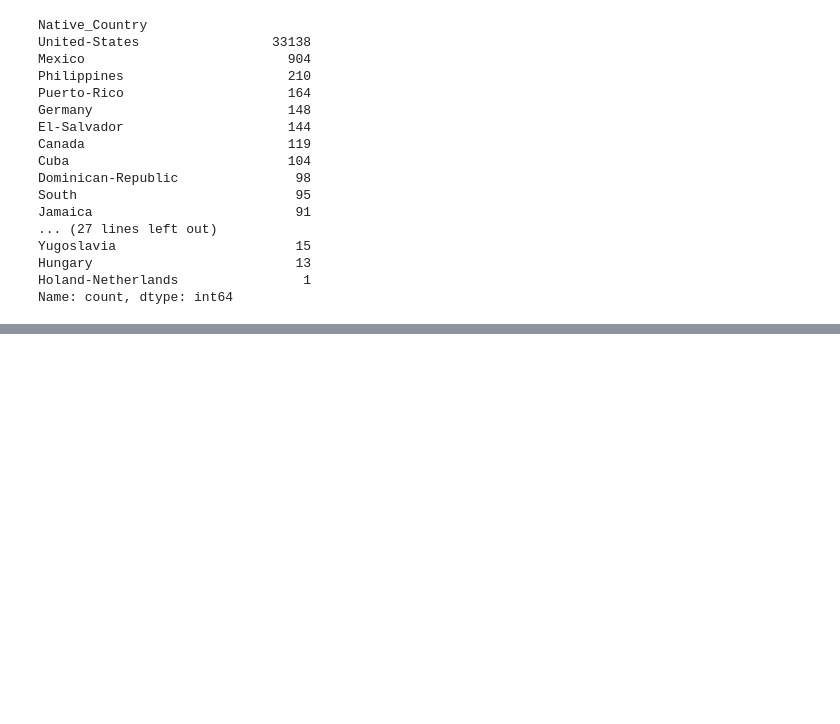
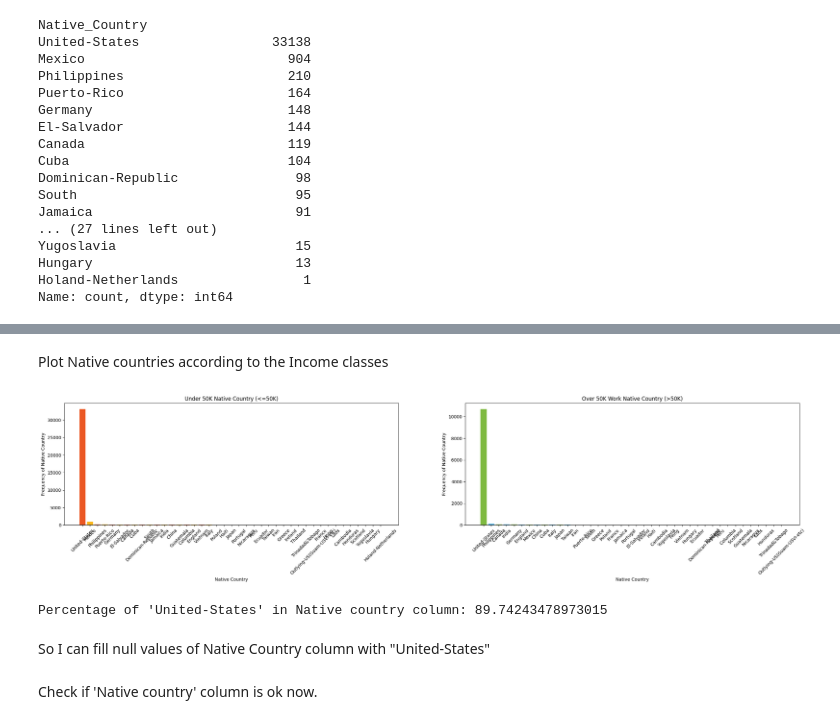
Before and after one commit to Benura2020/Income-Classification-ML, a Jupyter notebook: income_prediction_ml_project.ipynb, the cells around one changed output, grey strips where cells are left out. Drawn from its saved outputs; the diff is of its cells as text; code cells hidden in the pictures; blank space fills up the shorter version.

```diff
--- a/income_prediction_ml_project.ipynb
+++ b/income_prediction_ml_project.ipynb
@@ -657,0 +723,39 @@ Name: count, dtype: int64
+# %% [markdown]
+Plot Native countries according to the Income classes
+# %%
+#colors
+under50K_color = ['#EB5723', '#FBB619']
+over50K_color = ['#7FBA41', '#30A6DE']
+
+# Plotting them side by side
+fig, (ax1, ax2) = plt.subplots(1,2, figsize = (30,5))
+
+ax1.bar(under50K_nativeCountry.index,under50K_nativeCountry.values,color=under50K_color)
+ax1.set_xlabel("Native Country")
+ax1.set_ylabel("Frequency of Native Country")
+ax1.set_title("Under 50K Native Country (<=50K)")
+ax1.tick_params(axis='x', rotation=45) # Rotate x-axis labels for better readability
+
+
+ax2.bar(over50K_nativeCountry.index,over50K_nativeCountry.values,color=over50K_color)
+ax2.set_xlabel("Native Country")
+ax2.set_ylabel("Frequency of Native Country")
+ax2.set_title("Over 50K Work Native Country (>50K)")
+ax2.tick_params(axis='x', rotation=45)
+# %% [output]
+[figure, added]
+# %%
+# Calculate the count of "United-States" occurrences
+us_count = census_income_df['Native_Country'].value_counts().get('United-States', 0)
+
+# Calculate the total number of entries in the "Native_Country" column
+total_entries = len(census_income_df)
+
+# Calculate the percentage
+us_percentage = (us_count / total_entries) * 100
+
+print("Percentage of 'United-States' in Native country column:", us_percentage)
+# %% [output]
+Percentage of 'United-States' in Native country column: 89.74243478973015
+# %% [markdown]
+So I can fill null values of Native Country column with "United-States"
@@ -657,0 +764,2 @@ Name: count, dtype: int64
+# %% [markdown]
+Check if 'Native country' column is ok now.
```
Also changed, not shown: parts of 45 cells of this notebook, 1 other file.
